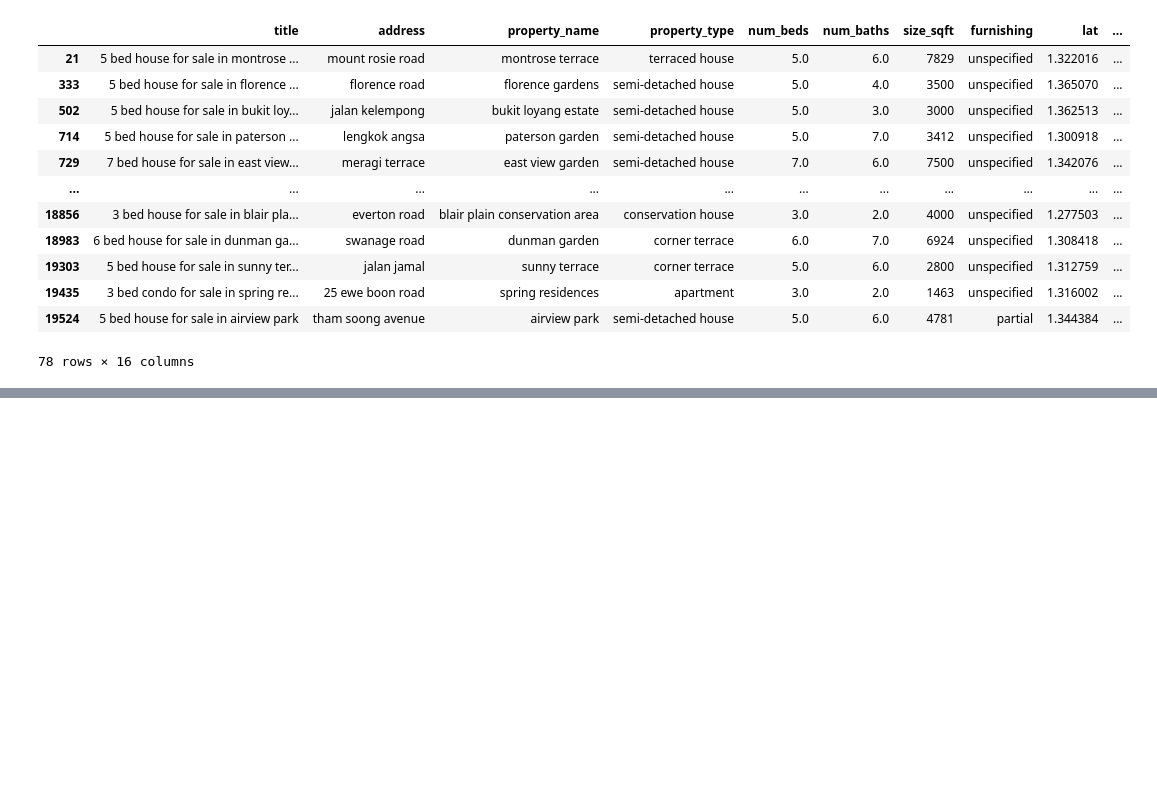
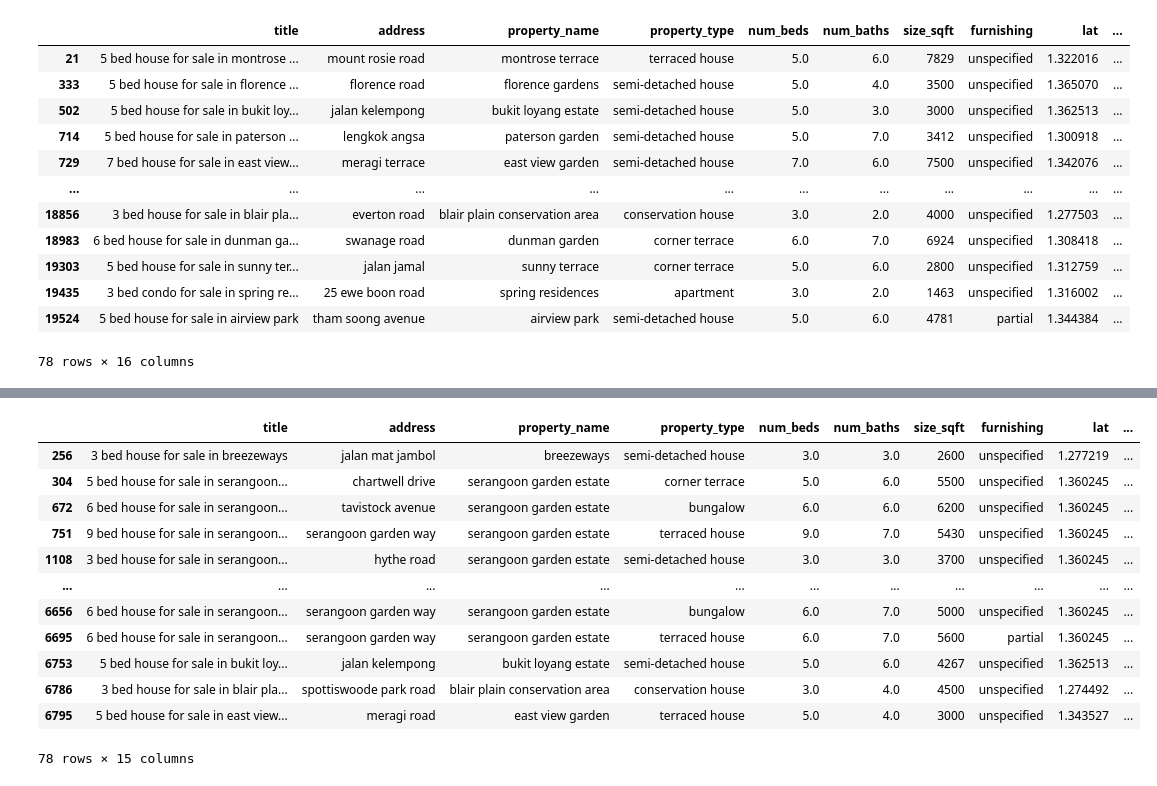
Before and after one commit to nish-d/ParanormalDistribution, a Jupyter notebook: notebooks/data_cleaning.ipynb, the cells around one changed output, grey strips where cells are left out. Drawn from its saved outputs; the diff is of its cells as text; code cells hidden in the pictures; blank space fills up the shorter version.

Commit message:
Added code for cleaning test data

```diff
--- a/notebooks/data_cleaning.ipynb
+++ b/notebooks/data_cleaning.ipynb
@@ -119,0 +172,21 @@ df_cleaned.to_csv('../data/train_cleaned.csv')
+# %%
+#c.	Standardize capitalization
+#df_cleaned.fillna({'built_year': 0}, inplace=True)
+#df_cleaned['built_year'] = df_cleaned['built_year'].astype(str).apply(lambda x: x.replace('.0',''))
+df_test_cleaned['property_type'] = df_test_cleaned['property_type'].str.lower()
+df_test_cleaned['tenure'] = df_test_cleaned['tenure'].str.lower()
+df_test_cleaned['furnishing'] = df_test_cleaned['furnishing'].str.lower()
+df_test_cleaned['subzone'] = df_test_cleaned['subzone'].str.lower()
+df_test_cleaned['planning_area'] = df_test_cleaned['planning_area'].str.lower()
+# %%
+mask_999 = ['947-year leasehold', '929-year leasehold', '946-year leasehold',
+'956-year leasehold']
+mask_99 = ['100-year leasehold', '102-year leasehold', '110-year leasehold', '103-year leasehold']
+df_test_cleaned = df_test_cleaned.replace(mask_999, '999-year leasehold')
+df_test_cleaned = df_test_cleaned.replace(mask_99, '99-year leasehold')
+
+
+df_test_cleaned['tenure'].value_counts().sort_values()
+
+#Encode property name
+#
@@ -119,0 +204,21 @@ df_cleaned.to_csv('../data/train_cleaned.csv')
+# %%
+#h. Handle missing values
+
+#built_year
+dfmap = df_test_cleaned.dropna(subset = ['built_year'])[['built_year', 'property_name']].drop_duplicates()
+dfmap = dfmap.drop_duplicates(subset = ['property_name'])
+df_test_cleaned = df_test_cleaned.drop(columns=['built_year']).merge(dfmap, on=['property_name'], how='left')
+
+dfmap = df_test_cleaned.dropna(subset = ['tenure'])[['tenure', 'property_name']].drop_duplicates()
+dfmap = dfmap.drop_duplicates(subset = ['property_name'])
+df_test_cleaned = df_test_cleaned.drop(columns=['tenure']).merge(dfmap, on=['property_name'], how='left')
+
+dfmap = df_test_cleaned.dropna(subset = ['tenure'])[['tenure', 'address']].drop_duplicates()
+dfmap = dfmap.drop_duplicates(subset = ['address'])
+df_test_cleaned = df_test_cleaned.drop(columns=['tenure']).merge(dfmap, on=['address'], how='left')
+
+dfmap = df_test_cleaned.dropna(subset = ['available_unit_types'])[['available_unit_types', 'property_name']].drop_duplicates()
+dfmap = dfmap.drop_duplicates(subset = ['property_name'])
+df_test_cleaned = df_test_cleaned.drop(columns=['available_unit_types']).merge(dfmap, on=['property_name'], how='left')
+
+df_test_cleaned.isnull().sum()
@@ -119,0 +242,16 @@ df_cleaned.to_csv('../data/train_cleaned.csv')
+# %%
+df_test_cleaned[df_test_cleaned.tenure.isnull()]
+# %% [output]
+|  | title | address | property_name | property_type | num_beds | num_baths | size_sqft | furnishing | lat | ... |
+| 256 | 3 bed house for sale in breezeways | jalan mat jambol | breezeways | semi-detached house | 3.0 | 3.0 | 2600 | unspecified | 1.277219 | ... |
+| 304 | 5 bed house for sale in serangoon... | chartwell drive | serangoon garden estate | corner terrace | 5.0 | 6.0 | 5500 | unspecified | 1.360245 | ... |
+| 672 | 6 bed house for sale in serangoon... | tavistock avenue | serangoon garden estate | bungalow | 6.0 | 6.0 | 6200 | unspecified | 1.360245 | ... |
+| 751 | 9 bed house for sale in serangoon... | serangoon garden way | serangoon garden estate | terraced house | 9.0 | 7.0 | 5430 | unspecified | 1.360245 | ... |
+| 1108 | 3 bed house for sale in serangoon... | hythe road | serangoon garden estate | semi-detached house | 3.0 | 3.0 | 3700 | unspecified | 1.360245 | ... |
+| ... | ... | ... | ... | ... | ... | ... | ... | ... | ... | ... |
+| 6656 | 6 bed house for sale in serangoon... | serangoon garden way | serangoon garden estate | bungalow | 6.0 | 7.0 | 5000 | unspecified | 1.360245 | ... |
+| 6695 | 6 bed house for sale in serangoon... | serangoon garden way | serangoon garden estate | terraced house | 6.0 | 7.0 | 5600 | partial | 1.360245 | ... |
+| 6753 | 5 bed house for sale in bukit loy... | jalan kelempong | bukit loyang estate | semi-detached house | 5.0 | 6.0 | 4267 | unspecified | 1.362513 | ... |
+| 6786 | 3 bed house for sale in blair pla... | spottiswoode park road | blair plain conservation area | conservation house | 3.0 | 4.0 | 4500 | unspecified | 1.274492 | ... |
+| 6795 | 5 bed house for sale in east view... | meragi road | east view garden | terraced house | 5.0 | 4.0 | 3000 | unspecified | 1.343527 | ... |
+78 rows × 15 columns
```
Also changed, not shown: parts of 10 cells of this notebook, 2 other files.
